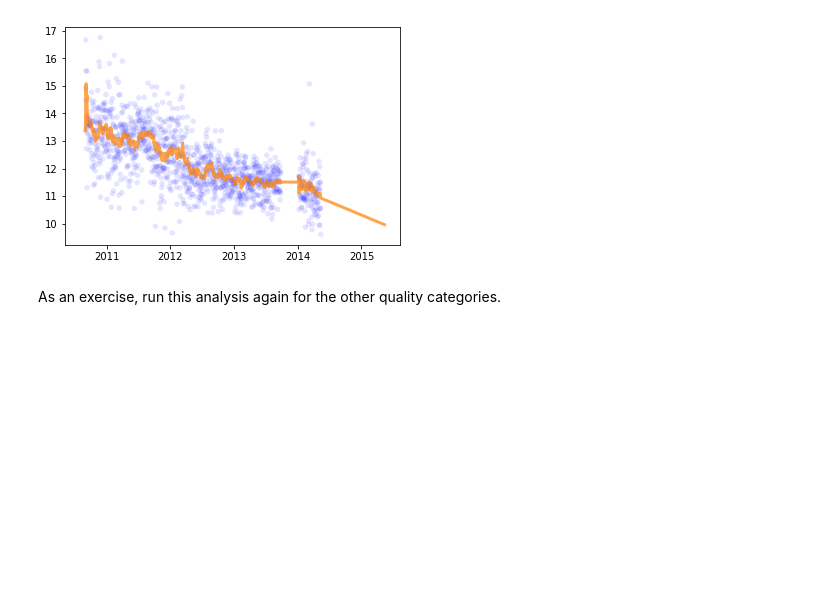
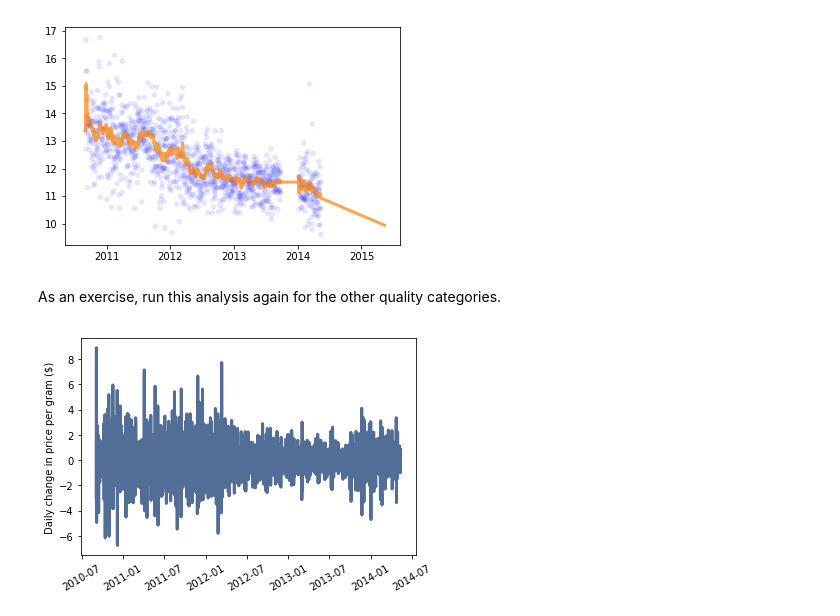
Before and after one commit to joaomarcoslds/ThinkStats2, a Jupyter notebook: code/chap12ex.ipynb, the cells around one changed output. Cells and saved outputs as stored; diff of their text form; code cells hidden in the pictures; blank space fills up the shorter version.

```diff
--- a/code/chap12ex.ipynb
+++ b/code/chap12ex.ipynb
@@ -784,3 +833,15 @@ thinkplot.Plot(predicted.ewma, color='#ff7f00')
 [figure]
 # %% [markdown]
 As an exercise, run this analysis again for the other quality categories.
+# %%
+name = 'medium'
+daily = dailies[name]
+
+filled = FillMissing(daily)
+diffs = filled.ppg.diff()
+
+thinkplot.plot(diffs)
+plt.xticks(rotation=30)
+thinkplot.Config(ylabel='Daily change in price per gram ($)')
+# %% [output]
+[figure, added]
```
Also changed, not shown: parts of 24 cells of this notebook.
